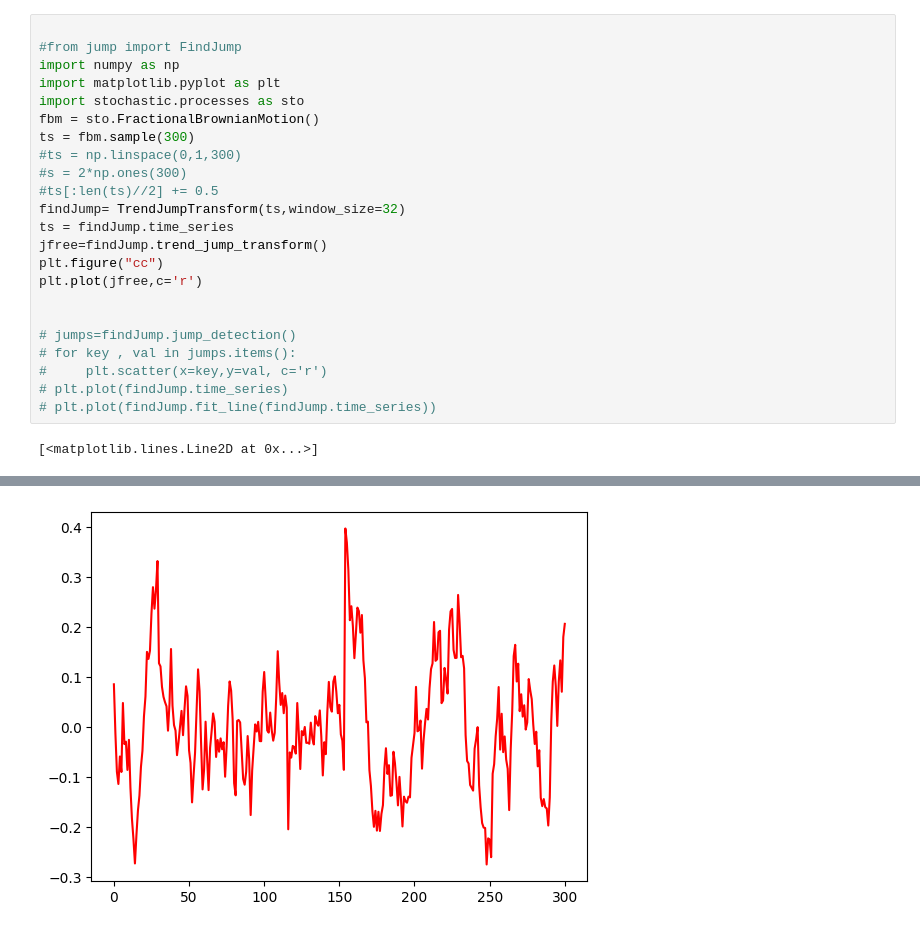
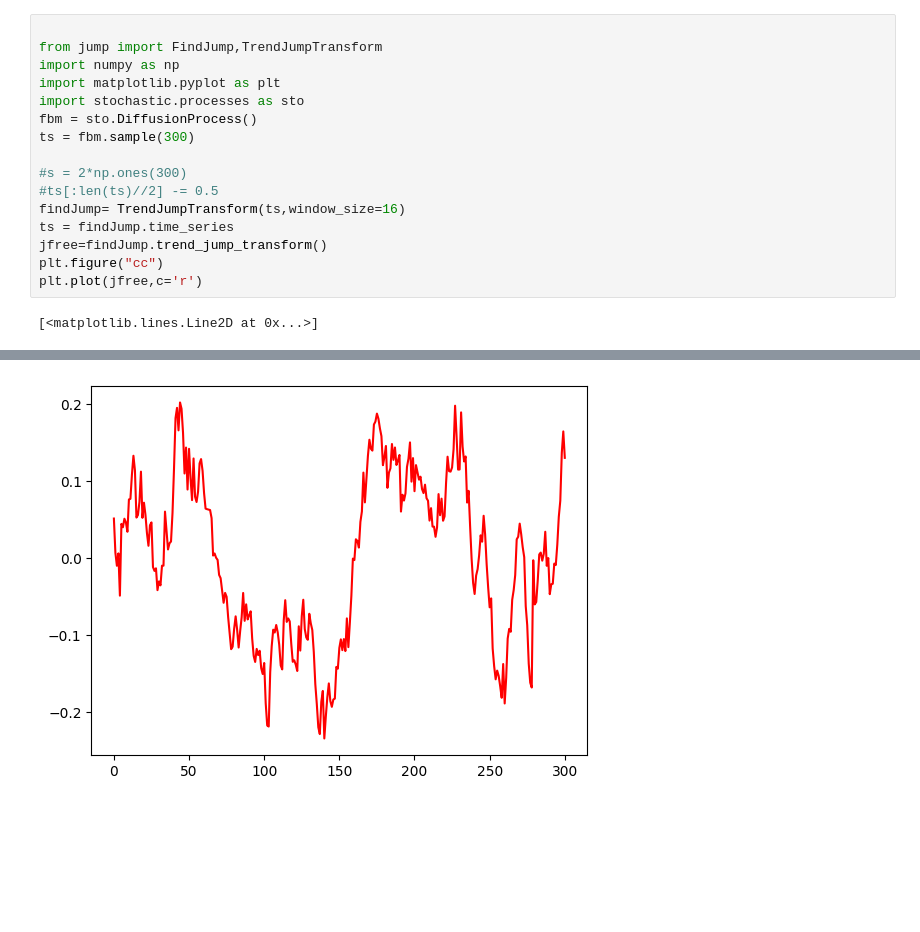
Before and after one commit to najaweed/TimeSeriesAnalysis, a Jupyter notebook: src/time_series_decomposition/jump.ipynb, the cells around one changed output, grey strips where cells are left out. Drawn from its saved outputs; the diff is of its cells as text; blank space fills up the shorter version.

Commit message:
trend jump clean

```diff
--- a/src/time_series_decomposition/jump.ipynb
+++ b/src/time_series_decomposition/jump.ipynb
@@ -1,25 +1,18 @@
 # %%
 
-#from jump import FindJump
+from jump import FindJump,TrendJumpTransform
 import numpy as np
 import matplotlib.pyplot as plt
 import stochastic.processes as sto
-fbm = sto.FractionalBrownianMotion()
+fbm = sto.DiffusionProcess()
 ts = fbm.sample(300)
-#ts = np.linspace(0,1,300)
+
 #s = 2*np.ones(300)
-#ts[:len(ts)//2] += 0.5
-findJump= TrendJumpTransform(ts,window_size=32)
+#ts[:len(ts)//2] -= 0.5
+findJump= TrendJumpTransform(ts,window_size=16)
 ts = findJump.time_series
 jfree=findJump.trend_jump_transform()
 plt.figure("cc")
 plt.plot(jfree,c='r')
-
-
-# jumps=findJump.jump_detection()
-# for key , val in jumps.items():
-#     plt.scatter(x=key,y=val, c='r')
-# plt.plot(findJump.time_series)
-# plt.plot(findJump.fit_line(findJump.time_series))
 # %% [output]
 [<matplotlib.lines.Line2D at 0x...>]
@@ -28 +21 @@ plt.plot(jfree,c='r')
-[figure, old version]
+[figure, new version]
```
Also changed, not shown: parts of 3 cells of this notebook, 2 other files.
